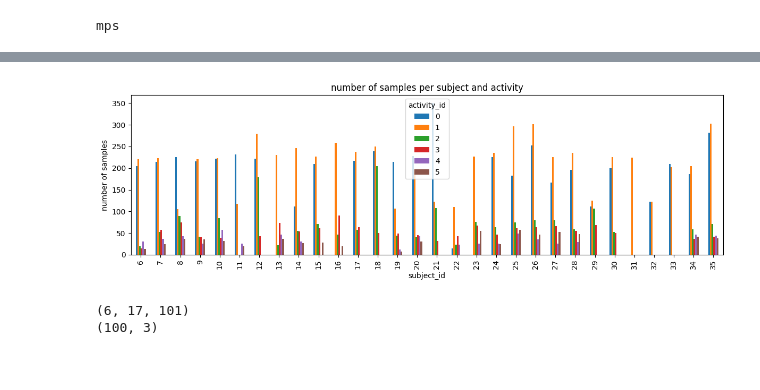
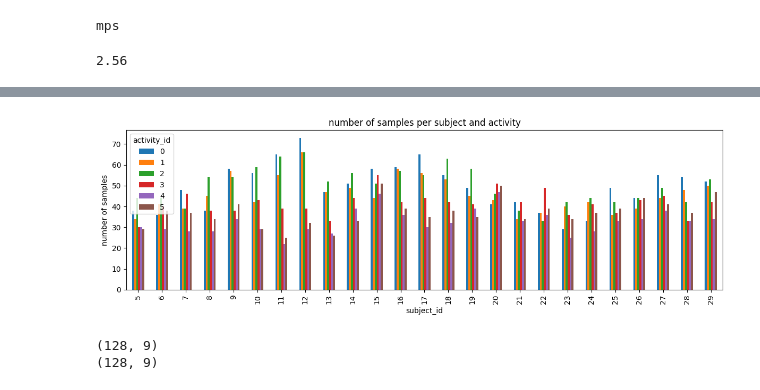
Before and after one commit to chookcurry/flow-matching, a Jupyter notebook: notebooks/whar/stft.ipynb, the cells around one changed output, grey strips where cells are left out. Saved outputs shown, nothing was run; the diff lists cells and outputs as text; code cells hidden in the pictures.

```diff
--- a/notebooks/whar/stft.ipynb
+++ b/notebooks/whar/stft.ipynb
@@ -14,15 +13,18 @@ print(device)
 # %% [output]
 mps
 # %%
-cfg = get_dataset_cfg(WHARDatasetID.WISDM)
+cfg = get_dataset_cfg(WHARDatasetID.UCI_HAR)
+print(cfg.window_time)
 transform = lambda x: stft_transform_combine(x, n_fft=32, hop_length=1)  # type: ignore
 scv_group_index = 0
+# %% [output]
+2.56
 # %%
 sampeable = WHARSampleable(
     cfg=cfg,
     scv_group_index=scv_group_index,
     fold=TrainValTest.TRAIN,
-    transform=transform,
+    transform=None,  # transform,
 )
 print(sampeable.shape)
 print(sampeable.signal_shape)
@@ -47,3 +49,3 @@ print(sampeable.signal_shape)
-[figure, old version]
+[figure, new version]
-(6, 17, 101)
-(100, 3)
+(128, 9)
+(128, 9)
```
Also changed, not shown: parts of 4 cells of this notebook, 55 other files.
